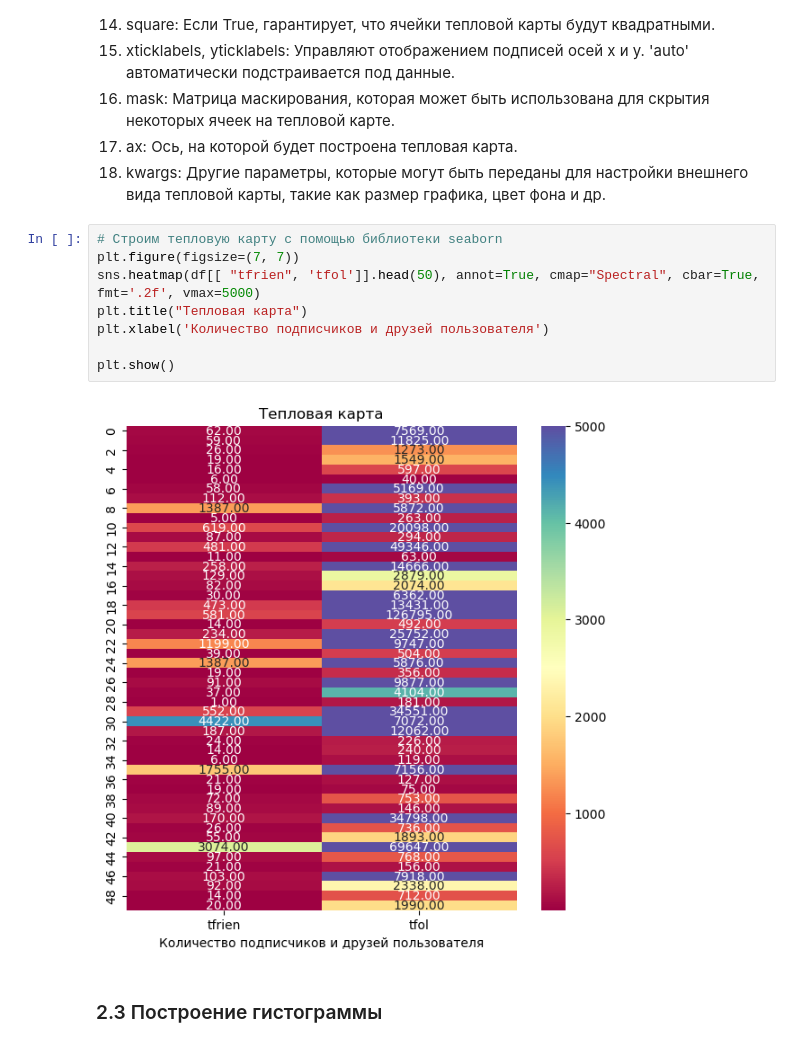
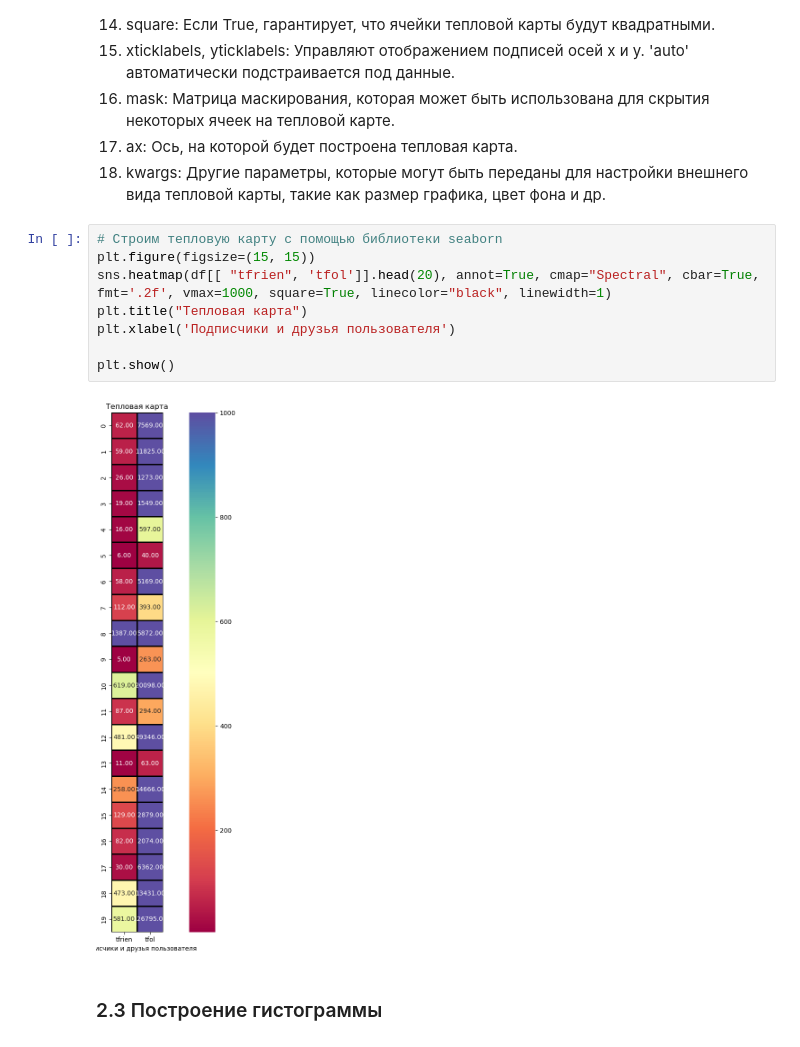
Before and after one commit to vadimpavliukevich/intro_to_ml_lab2, a Jupyter notebook: Павлюкевич_Вадим_Вологина_Елизавета_ЛР2.ipynb, the cells around one changed output. Saved outputs shown, nothing was run; the diff lists cells and outputs as text.

```diff
--- a/Павлюкевич_Вадим_Вологина_Елизавета_ЛР2.ipynb
+++ b/Павлюкевич_Вадим_Вологина_Елизавета_ЛР2.ipynb
@@ -160,14 +152,14 @@ plt.show()
 18. kwargs: Другие параметры, которые могут быть переданы для настройки внешнего вида тепловой карты, такие как размер графика, цвет фона и др.
 # %%
 # Строим тепловую карту с помощью библиотеки seaborn
-plt.figure(figsize=(7, 7))
-sns.heatmap(df[[ "tfrien", 'tfol']].head(50), annot=True, cmap="Spectral", cbar=True, fmt='.2f', vmax=5000)
+plt.figure(figsize=(15, 15))
+sns.heatmap(df[[ "tfrien", 'tfol']].head(20), annot=True, cmap="Spectral", cbar=True, fmt='.2f', vmax=1000, square=True, linecolor="black", linewidth=1)
 plt.title("Тепловая карта")
-plt.xlabel('Количество подписчиков и друзей пользователя')
+plt.xlabel('Подписчики и друзья пользователя')
 
 plt.show()
 # %% [output]
-[figure, old version]
+[figure, new version]
 # %% [markdown]
 ### 2.3 Построение гистограммы
 # %%
```
Also changed, not shown: parts of 7 cells of this notebook, 1 other file.
